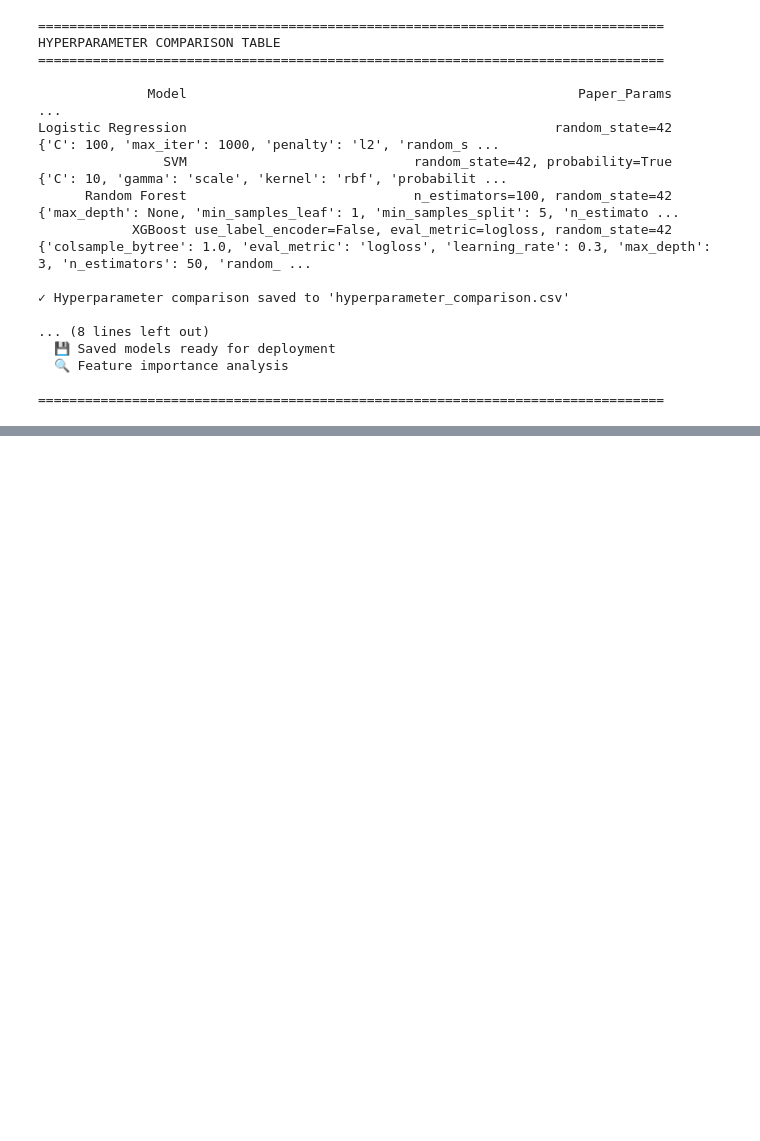
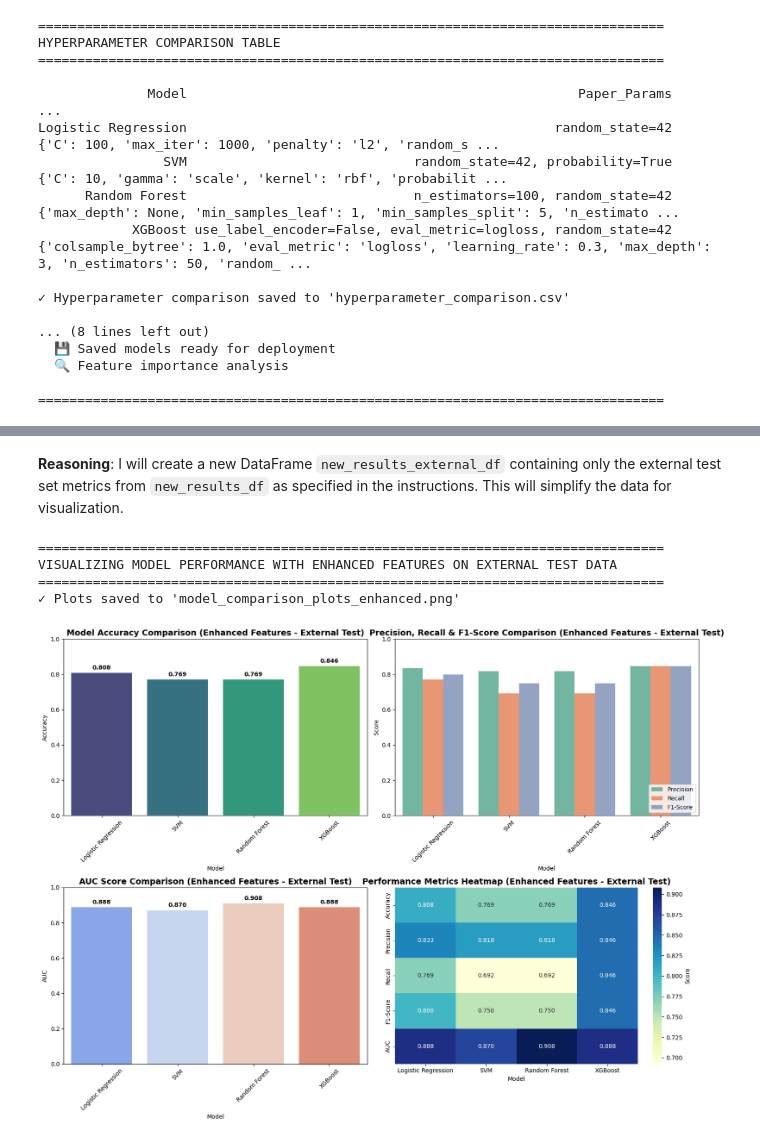
Before and after one commit to Tee-Sarun/DADS6003_ML_Final_Project, a Jupyter notebook: Phishing_Email_Modified_P_Dong.ipynb, the cells around one changed output, grey strips where cells are left out. Cells and saved outputs as stored; diff of their text form; code cells hidden in the pictures; blank space fills up the shorter version.

```diff
--- a/Phishing_Email_Modified_P_Dong.ipynb
+++ b/Phishing_Email_Modified_P_Dong.ipynb
@@ -1163,0 +3012,11 @@ Logistic Regression                                               random_state=4
+# %%
+print("\n" + "="*80)
+print("MODEL PERFORMANCE WITH ENHANCED FEATURES (INTERNAL AND EXTERNAL TEST SETS)")
+print("="*80)
+
+new_results_df = pd.DataFrame(new_results)
+print("\nPerformance Comparison with Enhanced Features (Internal Test Set):")
+print(new_results_df[['Model', 'Accuracy_Internal', 'Precision_Internal', 'Recall_Internal', 'F1-Score_Internal', 'AUC_Internal']].to_string(index=False))
+
+print("\nPerformance Comparison with Enhanced Features (External Test Data):")
+print(new_results_df[['Model', 'Accuracy_External', 'Precision_External', 'Recall_External', 'F1-Score_External', 'AUC_External']].to_string(index=False))
@@ -1163,0 +3162,61 @@ Logistic Regression                                               random_state=4
+# %% [markdown]
+**Reasoning**:
+I will create a new DataFrame `new_results_external_df` containing only the external test set metrics from `new_results_df` as specified in the instructions. This will simplify the data for visualization.
+# %%
+print("\n" + "="*80)
+print("VISUALIZING MODEL PERFORMANCE WITH ENHANCED FEATURES ON EXTERNAL TEST DATA")
+print("="*80)
+
+# Create a new DataFrame focusing only on external test set metrics
+new_results_external_df = new_results_df[['Model', 'Accuracy_External', 'Precision_External', 'Recall_External', 'F1-Score_External', 'AUC_External']].copy()
+
+# Rename columns for cleaner plotting
+new_results_external_df.columns = [
+    'Model', 'Accuracy', 'Precision', 'Recall', 'F1-Score', 'AUC'
+]
+
+plt.figure(figsize=(16, 12)) # Increased figure size for better readability
+
+# Plot 1: Accuracy Comparison
+plt.subplot(2, 2, 1)
+sns.barplot(data=new_results_external_df, x='Model', y='Accuracy', palette='viridis')
+plt.title('Model Accuracy Comparison (Enhanced Features - External Test)', fontsize=14, fontweight='bold')
+plt.xticks(rotation=45)
+plt.ylim(0, 1)
+for i, v in enumerate(new_results_external_df['Accuracy']):
+    plt.text(i, v + 0.02, f'{v:.3f}', ha='center', fontweight='bold')
+
+# Plot 2: Precision, Recall, F1 Comparison
+plt.subplot(2, 2, 2)
+metrics_melted_new = new_results_external_df[['Model', 'Precision', 'Recall', 'F1-Score']].melt(id_vars='Model', var_name='Metric', value_name='Score')
+sns.barplot(data=metrics_melted_new, x='Model', y='Score', hue='Metric', palette='Set2')
+plt.title('Precision, Recall & F1-Score Comparison (Enhanced Features - External Test)', fontsize=14, fontweight='bold')
+plt.xticks(rotation=45)
+plt.ylim(0, 1)
+plt.legend(loc='lower right')
+
+# Plot 3: AUC Score Comparison
+plt.subplot(2, 2, 3)
+sns.barplot(data=new_results_external_df, x='Model', y='AUC', palette='coolwarm')
+plt.title('AUC Score Comparison (Enhanced Features - External Test)', fontsize=14, fontweight='bold')
+plt.xticks(rotation=45)
+plt.ylim(0, 1)
+for i, v in enumerate(new_results_external_df['AUC']):
+    plt.text(i, v + 0.02, f'{v:.3f}', ha='center', fontweight='bold')
+
+# Plot 4: Overall Performance Heatmap
+plt.subplot(2, 2, 4)
+heatmap_data_new = new_results_external_df[['Model', 'Accuracy', 'Precision', 'Recall', 'F1-Score', 'AUC']].set_index('Model')
+sns.heatmap(heatmap_data_new.T, annot=True, fmt='.3f', cmap='YlGnBu', cbar_kws={'label': 'Score'})
+plt.title('Performance Metrics Heatmap (Enhanced Features - External Test)', fontsize=14, fontweight='bold')
+
+plt.tight_layout()
+plt.savefig('model_comparison_plots_enhanced.png', dpi=300, bbox_inches='tight')
+print("✓ Plots saved to 'model_comparison_plots_enhanced.png'")
+plt.show()
+# %% [output]
+================================================================================
+VISUALIZING MODEL PERFORMANCE WITH ENHANCED FEATURES ON EXTERNAL TEST DATA
+================================================================================
+✓ Plots saved to 'model_comparison_plots_enhanced.png'
+[figure, added]
```
Also changed, not shown: parts of 67 cells of this notebook.
